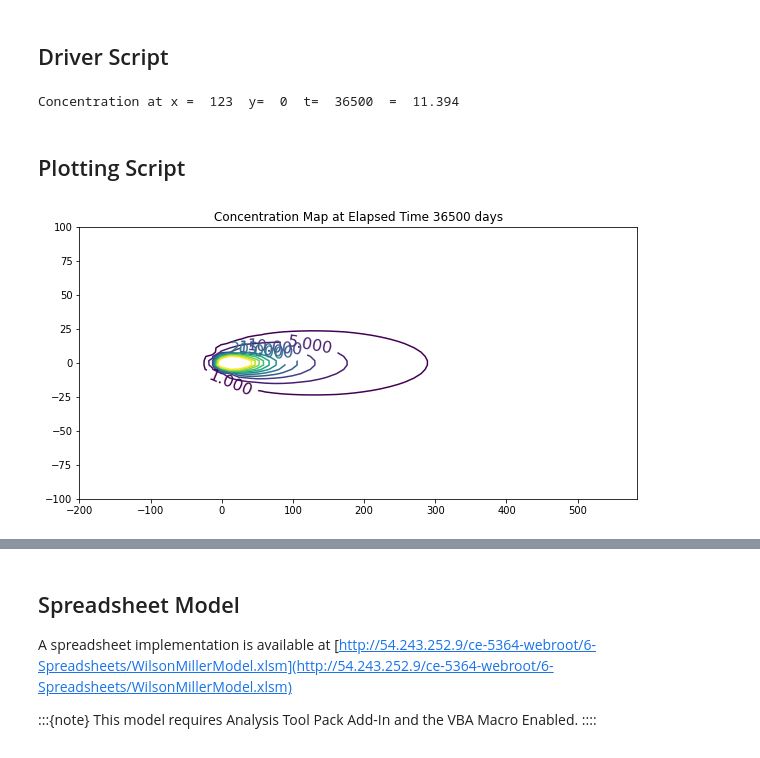
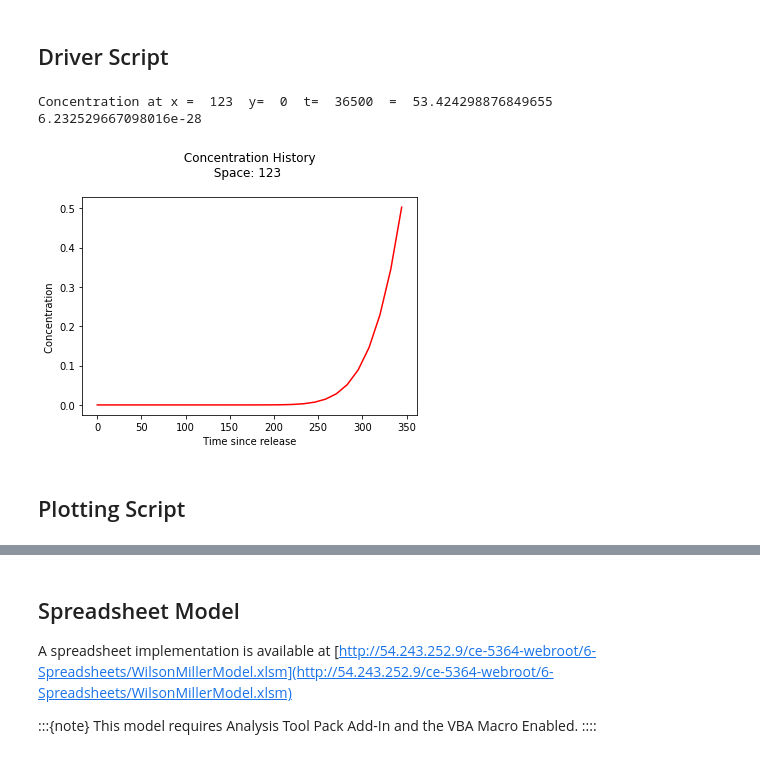
Before and after one commit to dustykat/ce-5364-webroot, a Jupyter notebook: ce5364jupyterbook/_build/html/_sources/chapters/8.1analyticalmodels/wilsonmiller.ipynb, the cells around one changed output, grey strips where cells are left out. Drawn from its saved outputs; the diff is of its cells as text; code cells hidden in the pictures.

```diff
--- a/ce5364jupyterbook/_build/html/_sources/chapters/8.1analyticalmodels/wilsonmiller.ipynb
+++ b/ce5364jupyterbook/_build/html/_sources/chapters/8.1analyticalmodels/wilsonmiller.ipynb
@@ -76,6 +76,7 @@ def willsonmiller(c_injection,q_injection,l_thickness,d_x,d_y,decay,velocity,x_l
     rsq = (x_location**2 + (y_location**2)*(d_x/d_y))*d
     r   = math.sqrt(rsq)
     u   = rsq/(4.0*d*d_x*time)
+#    print(B,d,rsq,r,u,r/B)
 #    print(rsq,rrr,aaa,bbb)
     term1 = c_injection*q_injection/(4.0*math.pi*l_thickness)
     term2 = 1.0/(math.sqrt(d_x*d_y))
@@ -84,28 +85,69 @@ def willsonmiller(c_injection,q_injection,l_thickness,d_x,d_y,decay,velocity,x_l
 
     #if term4 <= 0.0: term4 = 0.0
 #    print(term1,term2,term3,term4)
-    willsonmiller = term1*term2*term3*term4
+    if term1*term2*term3*term4 <=0.0:
+        temp = 0.0
+    else:
+        temp = term1*term2*term3*term4
+    willsonmiller = temp
     return willsonmiller
 # %% [markdown]
 ## Driver Script
 # %%
 # inputs
+decay = 0#0.0024 # added 1st order decay
 c_injection = 133
 q_injection = 3.66
 l_thickness = 1.75
 d_x = 0.920
 d_y = 0.092
-decay = 0.0024 # added 1st order decay
 velocity = 0.187
 x_location = 123
 y_location = 0
 time = 36500
 scale = c_injection*q_injection
 output = willsonmiller(c_injection,q_injection,l_thickness,d_x,d_y,decay,velocity,x_location,y_location,time)
-print("Concentration at x = ",round(x_location,2)," y= ",round(y_location,2) ," t= ",round(time,2) ," = ",round(output,3))
+print("Concentration at x = ",round(x_location,2)," y= ",round(y_location,2) ," t= ",round(time,2) ," = ",repr(output))
 #
+print(wh(0.1,61.5))
 # %% [output]
-Concentration at x =  123  y=  0  t=  36500  =  11.394
+Concentration at x =  123  y=  0  t=  36500  =  53.424298876849655
+6.232529667098016e-28
+# %%
+#
+# forward define and initialize vectors for a profile plot
+#
+how_many_points = 29
+deltat = 12.3
+t = [0.0 for i in range(how_many_points)]  # constructor notation
+c = [0.0 for i in range(how_many_points)]  # constructor notation
+
+t[0]=1e-5 #cannot have zero time, so use really small value first position in list
+#
+# build the profile predictions
+#
+for i in range(0,how_many_points,1):
+    if i > 0:
+        t[i]=t[i-1]+deltat
+    c[i] = willsonmiller(c_injection,q_injection,l_thickness,d_x,d_y,decay,velocity,x_location,y_location,t[i])
+
+#
+# Import graphics routines for picture making
+#
+from matplotlib import pyplot as plt
+#
+# Build and Render the Plot
+#
+plt.plot(t,c, color='red', linestyle = 'solid')  # make the plot object
+plt.title(" Concentration History \n Space: " + repr(x_location) + "  \n") # caption the plot object
+plt.xlabel(" Time since release ") # label x-axis
+plt.ylabel(" Concentration        ") # label y-axis
+#plt.savefig("ogatabanksplot.png") # optional generates just a plot for embedding into a report
+plt.show() # plot to stdio -- has to be last call as it kills prior objects
+plt.close('all') # needed when plt.show call not invoked, optional here
+#sys.exit() # used to elegant exit for CGI-BIN use
+# %% [output]
+[figure, added]
 # %% [markdown]
 ## Plotting Script
 # %%
@@ -152,30 +194,3 @@ for irow in range(nrows):
         count=count+1
 
 #print(len(my_xyz))
-
-import pandas
-my_xyz = pandas.DataFrame(my_xyz) # convert into a data frame
-import numpy
-import matplotlib.pyplot
-from scipy.interpolate import griddata
-# extract lists from the dataframe
-coord_x = my_xyz[0].values.tolist() # column 0 of dataframe
-coord_y = my_xyz[1].values.tolist() # column 1 of dataframe
-coord_z = my_xyz[2].values.tolist() # column 2 of dataframe
-#print(min(coord_x), max(coord_x)) # activate to examine the dataframe
-#print(min(coord_y), max(coord_y))
-coord_xy = numpy.column_stack((coord_x, coord_y))
-# Set plotting range in original data units
-lon = numpy.linspace(min(coord_x), max(coord_x), 64)
-lat = numpy.linspace(min(coord_y), max(coord_y), 64)
-X, Y = numpy.meshgrid(lon, lat)
-# Grid the data; use linear interpolation (choices are nearest, linear, cubic)
-Z = griddata(numpy.array(coord_xy), numpy.array(coord_z), (X, Y), method='cubic')
-# Build the map
-fig, ax = matplotlib.pyplot.subplots()
-fig.set_size_inches(10, 5)
-CS = ax.contour(X, Y, Z, levels = [1,5,10,15,20,25,30,35,40,45,50])
-ax.clabel(CS, inline=2, fontsize=16)
-ax.set_title('Concentration Map at Elapsed Time '+ str(round(time,1))+' days');
-# %% [output]
-[figure, removed]
```
Also changed, not shown: parts of 2 cells of this notebook, 34 other files.
